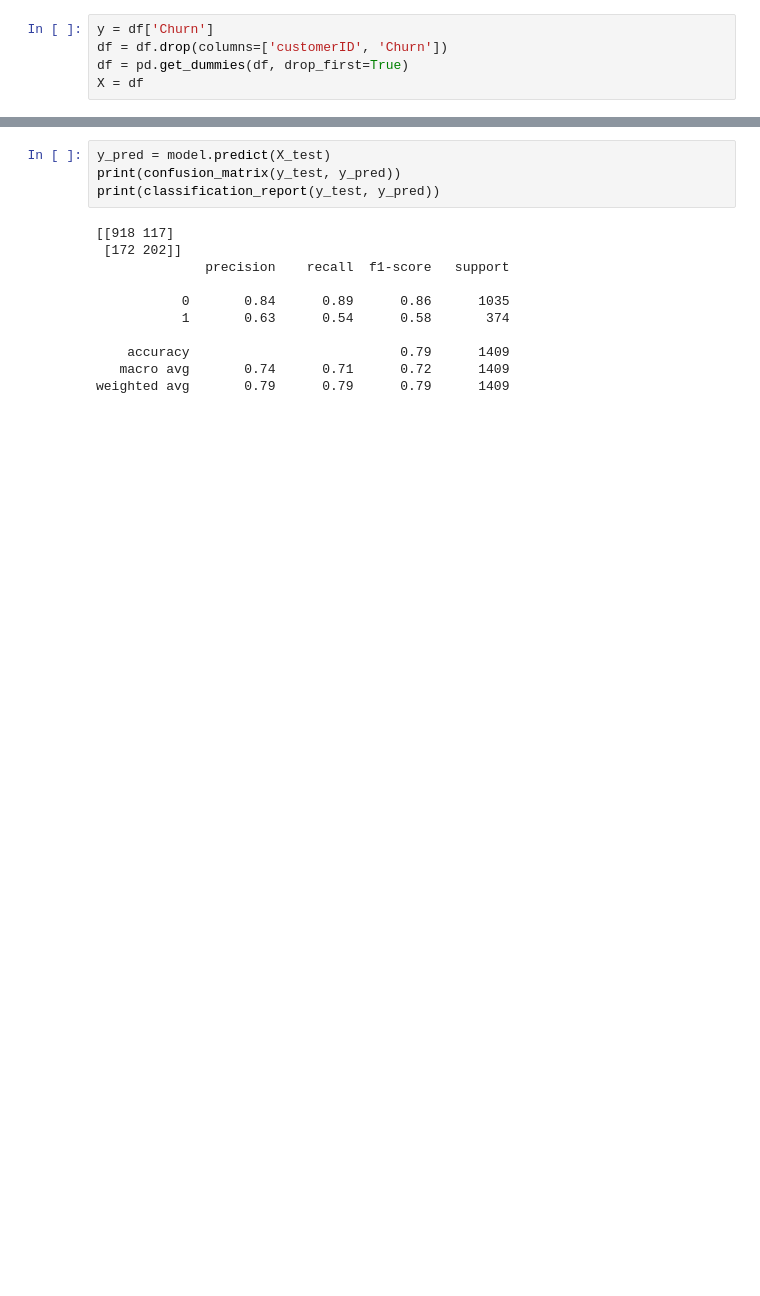
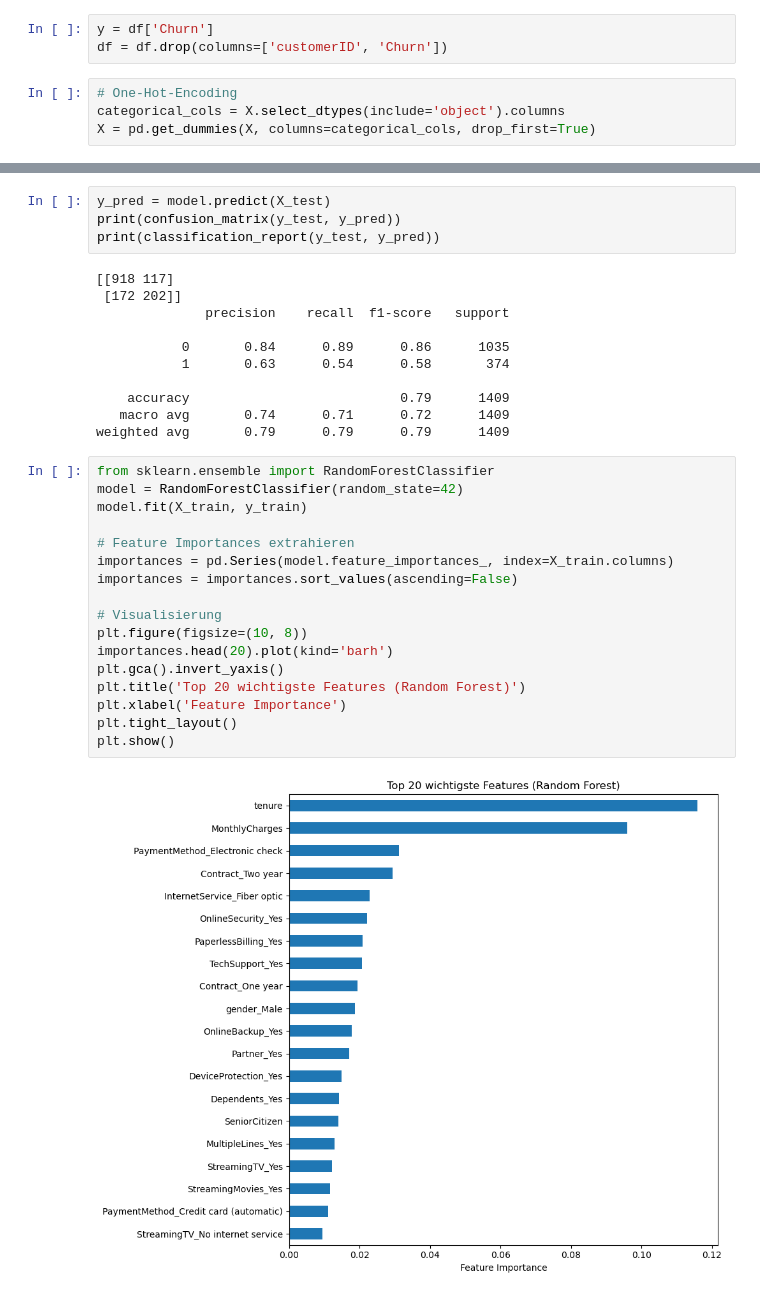
Before and after one commit to code-mert/TelcoCustomerChurn, a Jupyter notebook: Telco_CustomerChurn.ipynb, the cells around one changed output, grey strips where cells are left out. Saved outputs shown, nothing was run; the diff lists cells and outputs as text; blank space fills up the shorter version.

```diff
--- a/Telco_CustomerChurn.ipynb
+++ b/Telco_CustomerChurn.ipynb
@@ -141,8 +194,10 @@ plt.show()
 # %%
 y = df['Churn']
 df = df.drop(columns=['customerID', 'Churn'])
-df = pd.get_dummies(df, drop_first=True)
-X = df
+# %%
+# One-Hot-Encoding
+categorical_cols = X.select_dtypes(include='object').columns
+X = pd.get_dummies(X, columns=categorical_cols, drop_first=True)
 # %%
 # 80% Training, 20% Test
 X_train, X_test, y_train, y_test = train_test_split(X, y, test_size=0.2, random_state=42, stratify=y)
@@ -166,3 +238,22 @@ print(classification_report(y_test, y_pred))
     accuracy                           0.79      1409
    macro avg       0.74      0.71      0.72      1409
 weighted avg       0.79      0.79      0.79      1409
+# %%
+from sklearn.ensemble import RandomForestClassifier
+model = RandomForestClassifier(random_state=42)
+model.fit(X_train, y_train)
+
+# Feature Importances extrahieren
+importances = pd.Series(model.feature_importances_, index=X_train.columns)
+importances = importances.sort_values(ascending=False)
+
+# Visualisierung
+plt.figure(figsize=(10, 8))
+importances.head(20).plot(kind='barh')
+plt.gca().invert_yaxis()
+plt.title('Top 20 wichtigste Features (Random Forest)')
+plt.xlabel('Feature Importance')
+plt.tight_layout()
+plt.show()
+# %% [output]
+[figure, added]
```
Also changed, not shown: parts of 19 cells of this notebook, 1 other file.
